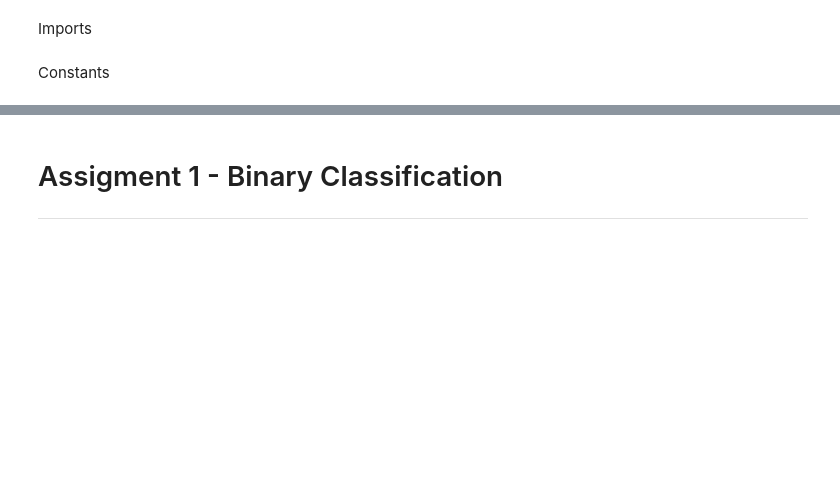
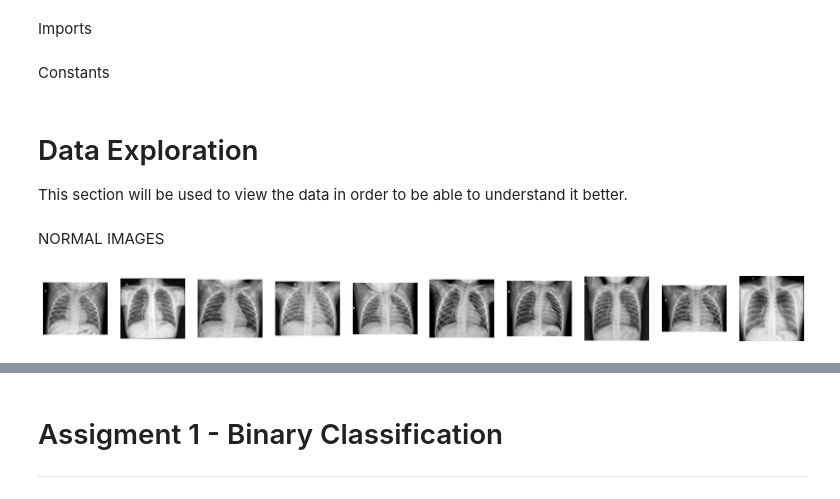
Before and after one commit to BarelHeby/Deep-Learning---Chest-X-Ray, a Jupyter notebook: Deep_Learning_Chest_Final_Project_(1)_(1).ipynb, the cells around one changed output, grey strips where cells are left out. Drawn from its saved outputs; the diff is of its cells as text; code cells hidden in the pictures; blank space fills up the shorter version.

```diff
--- a/Deep_Learning_Chest_Final_Project_(1)_(1).ipynb
+++ b/Deep_Learning_Chest_Final_Project_(1)_(1).ipynb
@@ -63,3 +66,17 @@ TF_SEED = 123
 IMG_HEIGHT = 256
 IMG_WIDTH = 256
 DIR_DATASET = "/content/chest_xray"
+# %% [markdown]
+# Data Exploration
+This section will be used to view the data in order to be able to understand it better.
+# %% [markdown]
+NORMAL IMAGES
+# %%
+normal_files_path = [os.path.join(DIR_DATASET,"train","NORMAL",f) for f in os.listdir(os.path.join(DIR_DATASET,"train","NORMAL"))][:10]
+fig, axes = plt.subplots(1, 10,figsize=(20,20))
+for index,img in enumerate(normal_files_path):
+  image = cv2.imread(img)
+  axes[index].imshow(image)
+  axes[index].axis("off")
+# %% [output]
+[figure, added]
```
Also changed, not shown: parts of 22 cells of this notebook.
